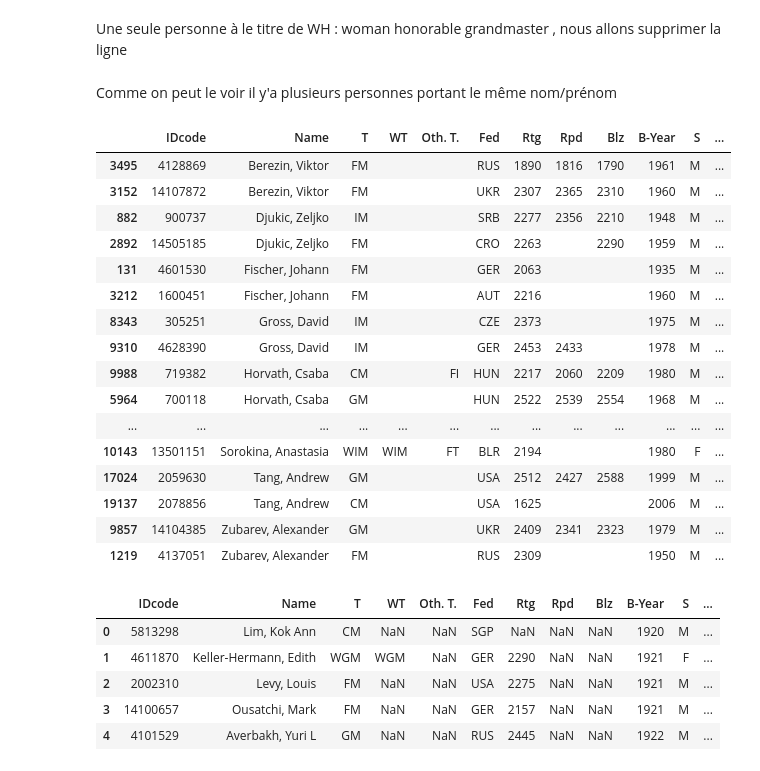
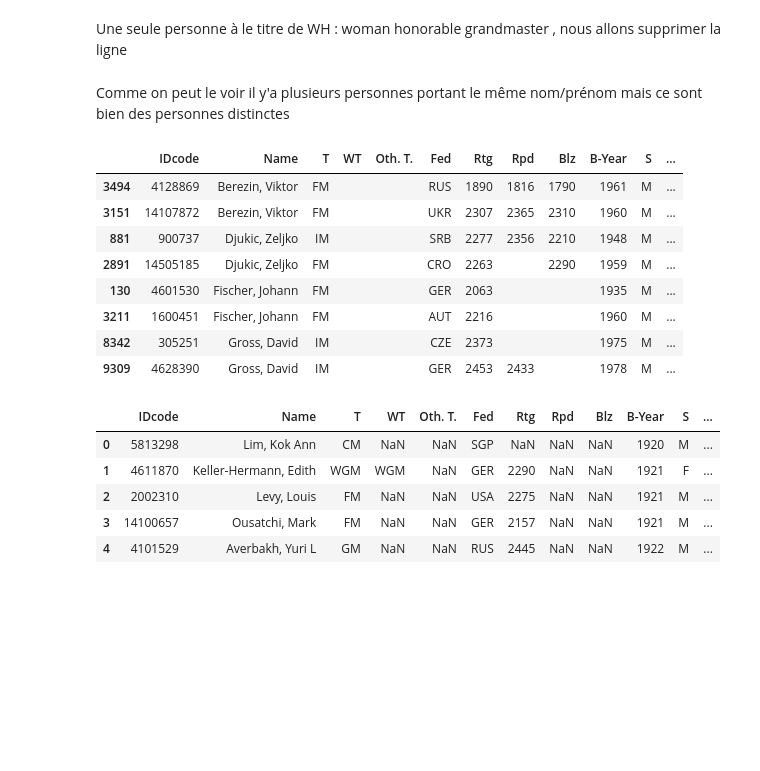
Before and after one commit to vinthara/chess, a Jupyter notebook: data_cleaning.ipynb, the cells around one changed output. Drawn from its saved outputs; the diff is of its cells as text; code cells hidden in the pictures; blank space fills up the shorter version.

```diff
--- a/data_cleaning.ipynb
+++ b/data_cleaning.ipynb
@@ -50,27 +47,19 @@ Une seule personne à le titre de WH : woman honorable grandmaster , nous allons
 # %%
 df = df.drop(19)
 # %% [markdown]
-Comme on peut le voir il y'a plusieurs personnes portant le même nom/prénom
+Comme on peut le voir il y'a plusieurs personnes portant le même nom/prénom mais ce sont bien des personnes distinctes
 # %%
-df[df[['Name']].duplicated(keep=False)].sort_values(by='Name')
+df[df[['Name']].duplicated(keep=False)].sort_values(by='Name').head(8)
 # %% [output]
 |  | IDcode | Name | T | WT | Oth. T. | Fed | Rtg | Rpd | Blz | B-Year | S | ... |
-| 3495 | 4128869 | Berezin, Viktor | FM |  |  | RUS | 1890 | 1816 | 1790 | 1961 | M | ... |
-| 3152 | 14107872 | Berezin, Viktor | FM |  |  | UKR | 2307 | 2365 | 2310 | 1960 | M | ... |
-| 882 | 900737 | Djukic, Zeljko | IM |  |  | SRB | 2277 | 2356 | 2210 | 1948 | M | ... |
-| 2892 | 14505185 | Djukic, Zeljko | FM |  |  | CRO | 2263 |  | 2290 | 1959 | M | ... |
-| 131 | 4601530 | Fischer, Johann | FM |  |  | GER | 2063 |  |  | 1935 | M | ... |
-| 3212 | 1600451 | Fischer, Johann | FM |  |  | AUT | 2216 |  |  | 1960 | M | ... |
-| 8343 | 305251 | Gross, David | IM |  |  | CZE | 2373 |  |  | 1975 | M | ... |
-| 9310 | 4628390 | Gross, David | IM |  |  | GER | 2453 | 2433 |  | 1978 | M | ... |
-| 9988 | 719382 | Horvath, Csaba | CM |  | FI | HUN | 2217 | 2060 | 2209 | 1980 | M | ... |
-| 5964 | 700118 | Horvath, Csaba | GM |  |  | HUN | 2522 | 2539 | 2554 | 1968 | M | ... |
-| ... | ... | ... | ... | ... | ... | ... | ... | ... | ... | ... | ... | ... |
-| 10143 | 13501151 | Sorokina, Anastasia | WIM | WIM | FT | BLR | 2194 |  |  | 1980 | F | ... |
-| 17024 | 2059630 | Tang, Andrew | GM |  |  | USA | 2512 | 2427 | 2588 | 1999 | M | ... |
-| 19137 | 2078856 | Tang, Andrew | CM |  |  | USA | 1625 |  |  | 2006 | M | ... |
-| 9857 | 14104385 | Zubarev, Alexander | GM |  |  | UKR | 2409 | 2341 | 2323 | 1979 | M | ... |
-| 1219 | 4137051 | Zubarev, Alexander | FM |  |  | RUS | 2309 |  |  | 1950 | M | ... |
+| 3494 | 4128869 | Berezin, Viktor | FM |  |  | RUS | 1890 | 1816 | 1790 | 1961 | M | ... |
+| 3151 | 14107872 | Berezin, Viktor | FM |  |  | UKR | 2307 | 2365 | 2310 | 1960 | M | ... |
+| 881 | 900737 | Djukic, Zeljko | IM |  |  | SRB | 2277 | 2356 | 2210 | 1948 | M | ... |
+| 2891 | 14505185 | Djukic, Zeljko | FM |  |  | CRO | 2263 |  | 2290 | 1959 | M | ... |
+| 130 | 4601530 | Fischer, Johann | FM |  |  | GER | 2063 |  |  | 1935 | M | ... |
+| 3211 | 1600451 | Fischer, Johann | FM |  |  | AUT | 2216 |  |  | 1960 | M | ... |
+| 8342 | 305251 | Gross, David | IM |  |  | CZE | 2373 |  |  | 1975 | M | ... |
+| 9309 | 4628390 | Gross, David | IM |  |  | GER | 2453 | 2433 |  | 1978 | M | ... |
 # %%
 df = df.reset_index(drop=True)
 # %%
```
Also changed, not shown: parts of 22 cells of this notebook, 2 other files.
